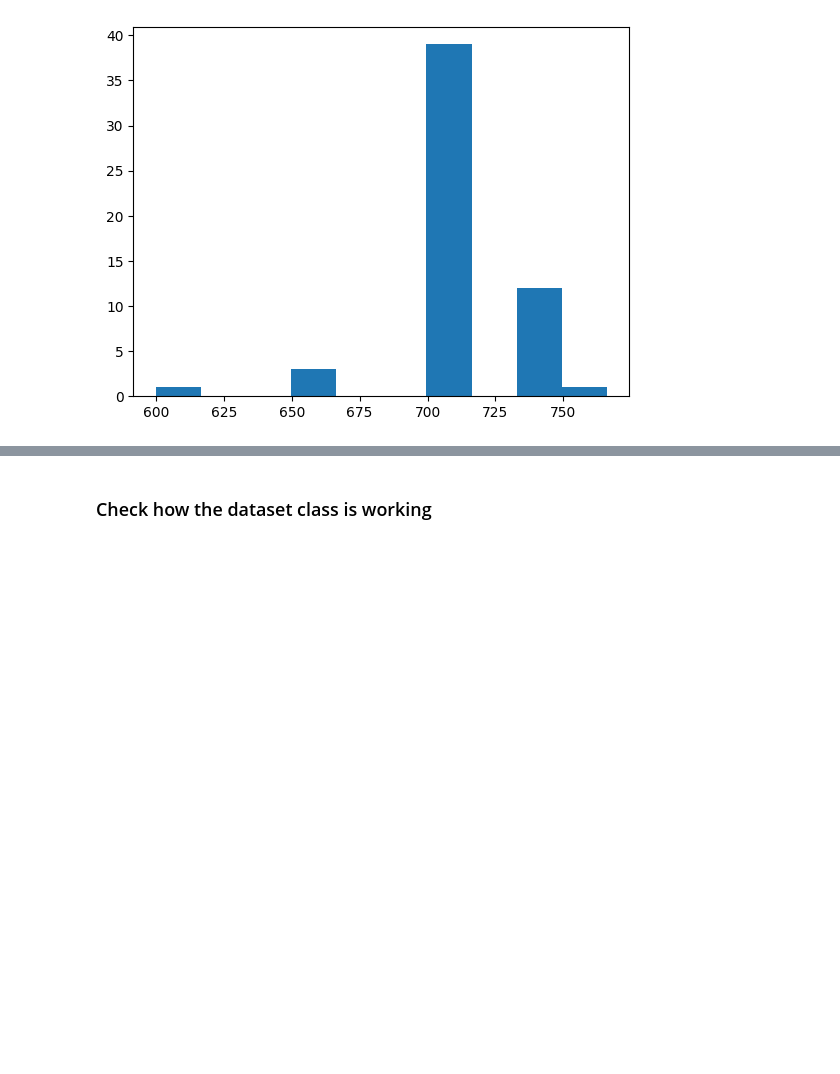
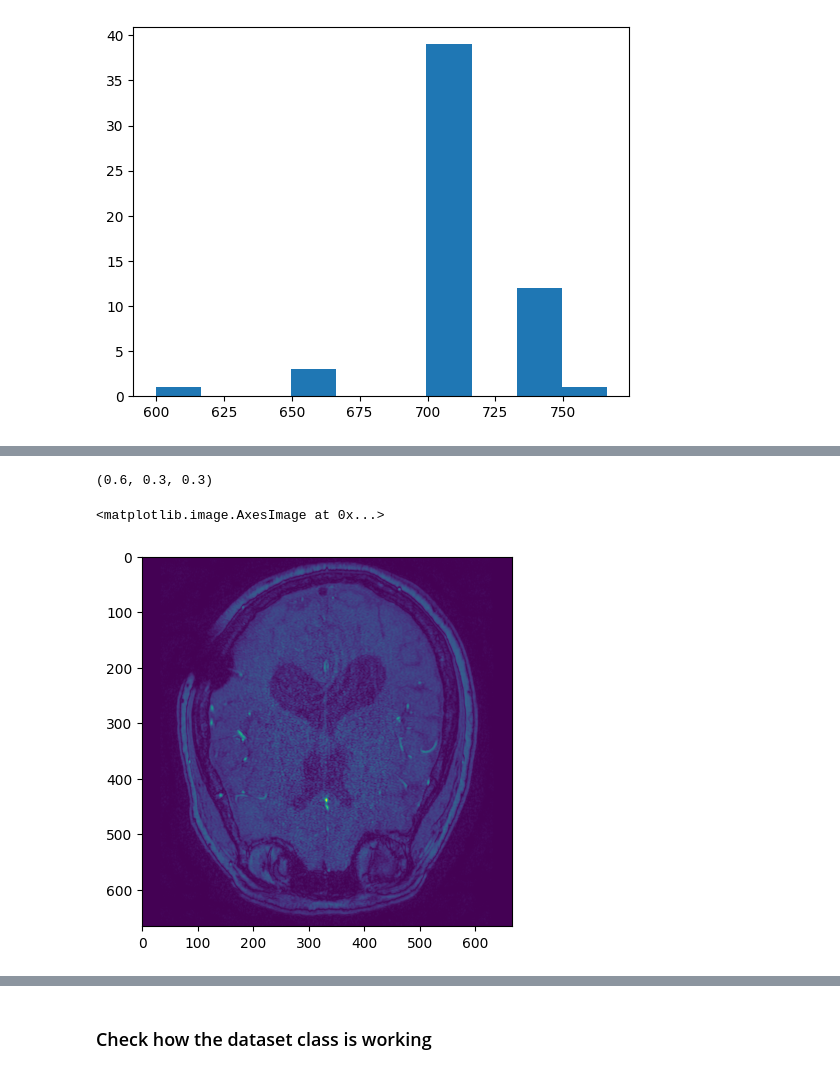
Before and after one commit to JdbermeoUZH/MastersThesisUIASegmentation, a Jupyter notebook: notebooks/random_stuff.ipynb, the cells around one changed output, grey strips where cells are left out. Cells and saved outputs as stored; diff of their text form; code cells hidden in the pictures; blank space fills up the shorter version.

```diff
--- a/notebooks/random_stuff.ipynb
+++ b/notebooks/random_stuff.ipynb
@@ -97,0 +162,18 @@ plt.hist(np.array(shapes)[:, 1])
+# %%
+#img_group = ds['data']['10896074_BRE_AComm_ICA']
+img_group = ds['data']['10147148-AComm-NEW']
+
+image = img_group['tof'][:][0]
+labels = img_group['seg'][:][0]
+px = img_group['px'][()]
+py = img_group['py'][()]
+pz = img_group['pz'][()]
+
+
+orig_voxel_size = (pz, px, py)
+print(orig_voxel_size)
+plt.imshow(image[60, :, :])
+# %% [output]
+(0.6, 0.3, 0.3)
+<matplotlib.image.AxesImage at 0x...>
+[figure, added]
```
Also changed, not shown: parts of 49 cells of this notebook, 6 other files.
